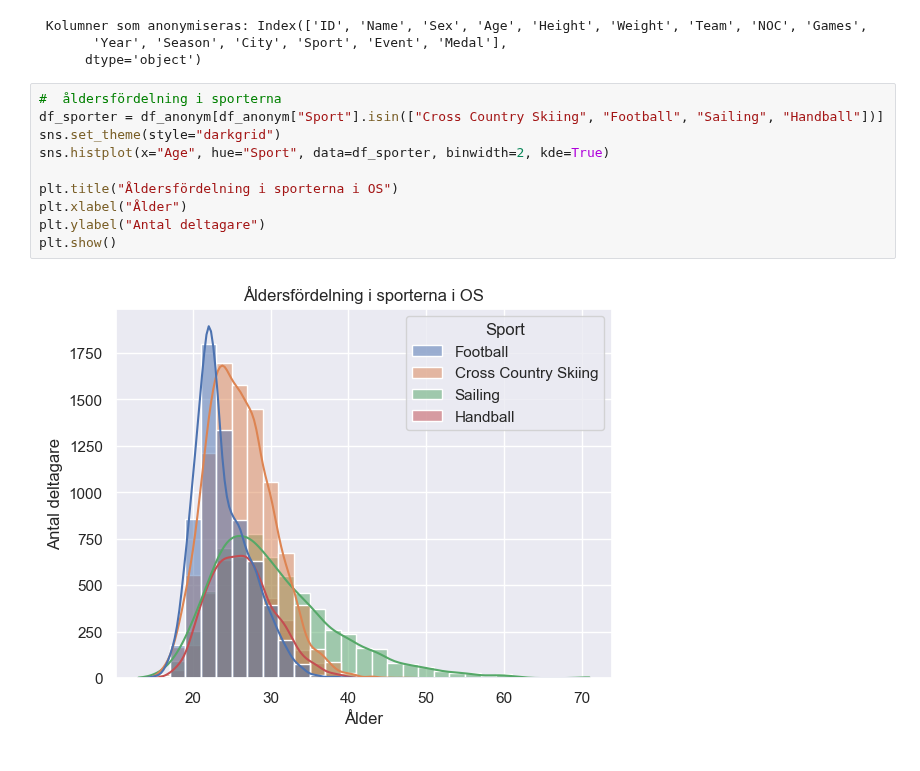
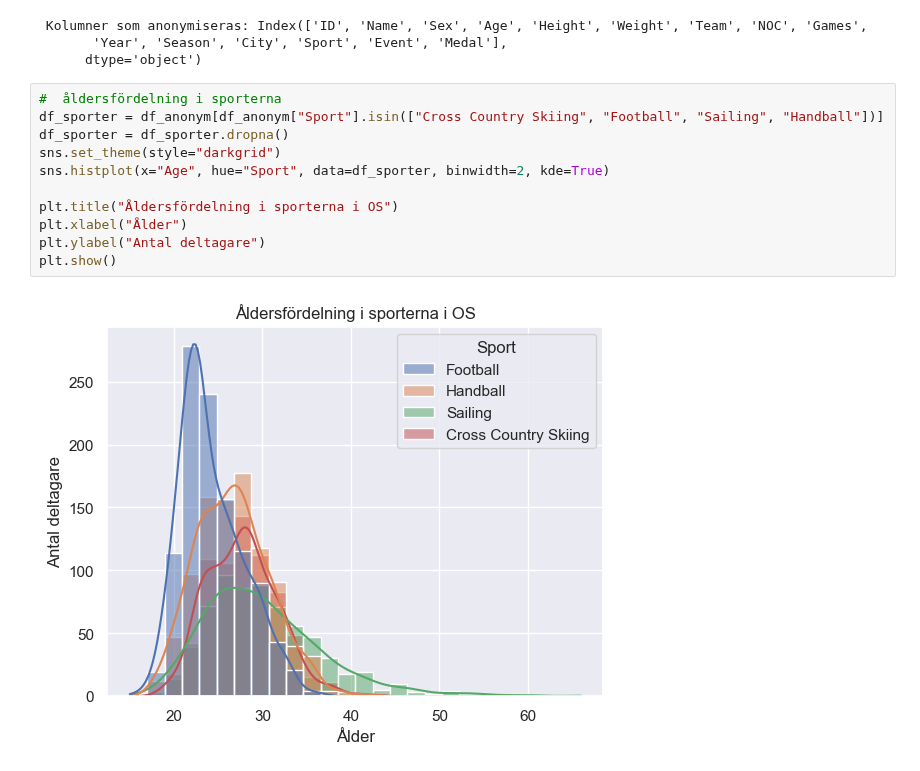
Before and after one commit to n00rp/Project_Olympic, a Jupyter notebook: Individuella filer/individuell_fil_jenny.ipynb, the cells around one changed output. Drawn from its saved outputs; the diff is of its cells as text.

```diff
--- a/Individuella filer/individuell_fil_jenny.ipynb
+++ b/Individuella filer/individuell_fil_jenny.ipynb
@@ -18,15 +18,16 @@ print(f" Kolumner som anonymiseras: {df_anonym.columns}")
 # %%
 #  åldersfördelning i sporterna
 df_sporter = df_anonym[df_anonym["Sport"].isin(["Cross Country Skiing", "Football", "Sailing", "Handball"])]
+df_sporter = df_sporter.dropna()
 sns.set_theme(style="darkgrid")
 sns.histplot(x="Age", hue="Sport", data=df_sporter, binwidth=2, kde=True)
 
 plt.title("Åldersfördelning i sporterna i OS")
 plt.xlabel("Ålder")
 plt.ylabel("Antal deltagare")
 plt.show()
 # %% [output]
-[figure, old version]
+[figure, new version]
 # %%
 #  åldersfördelning i OS Längdskidor
 plt.figure(figsize=(12,12))
```
Also changed, not shown: parts of 5 cells of this notebook.
